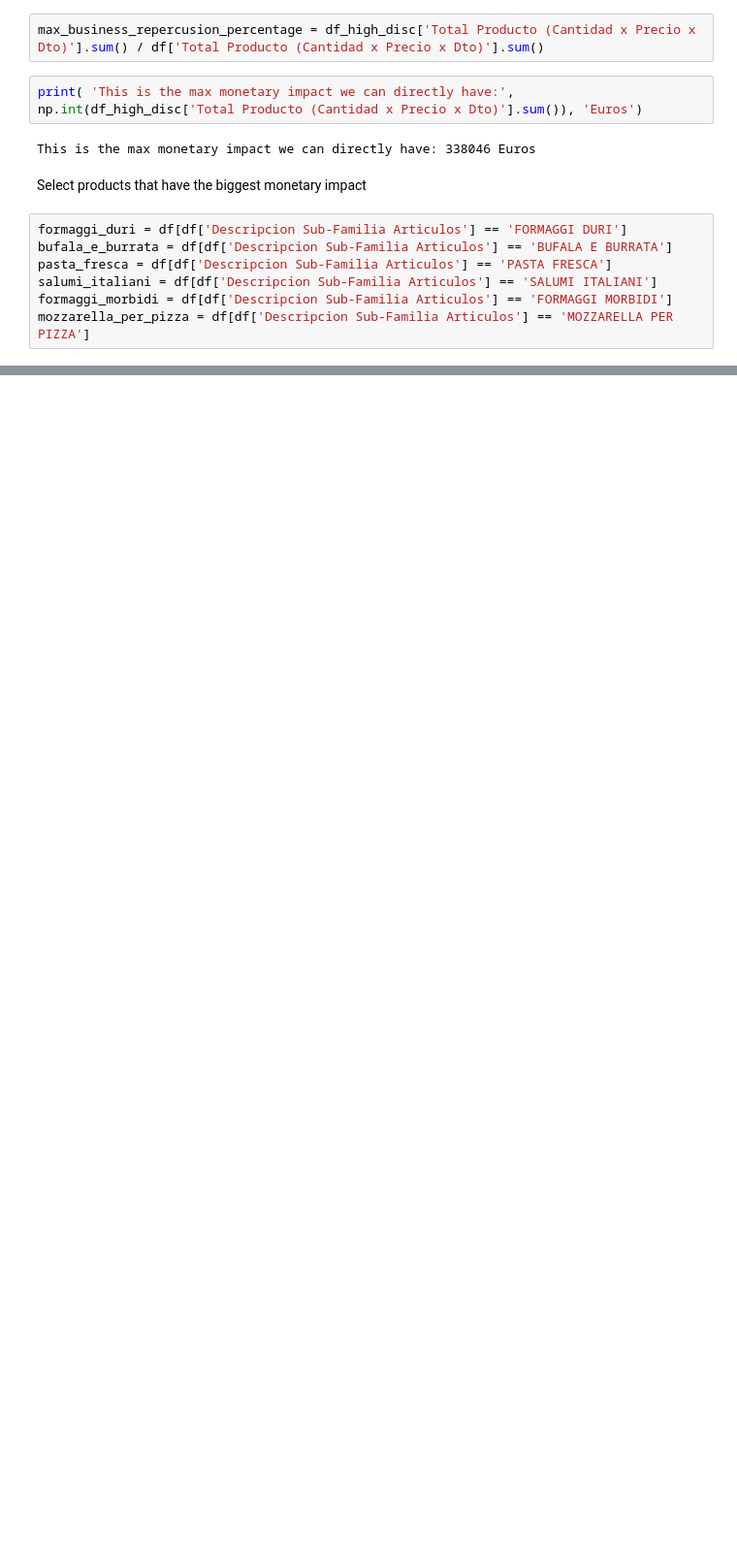
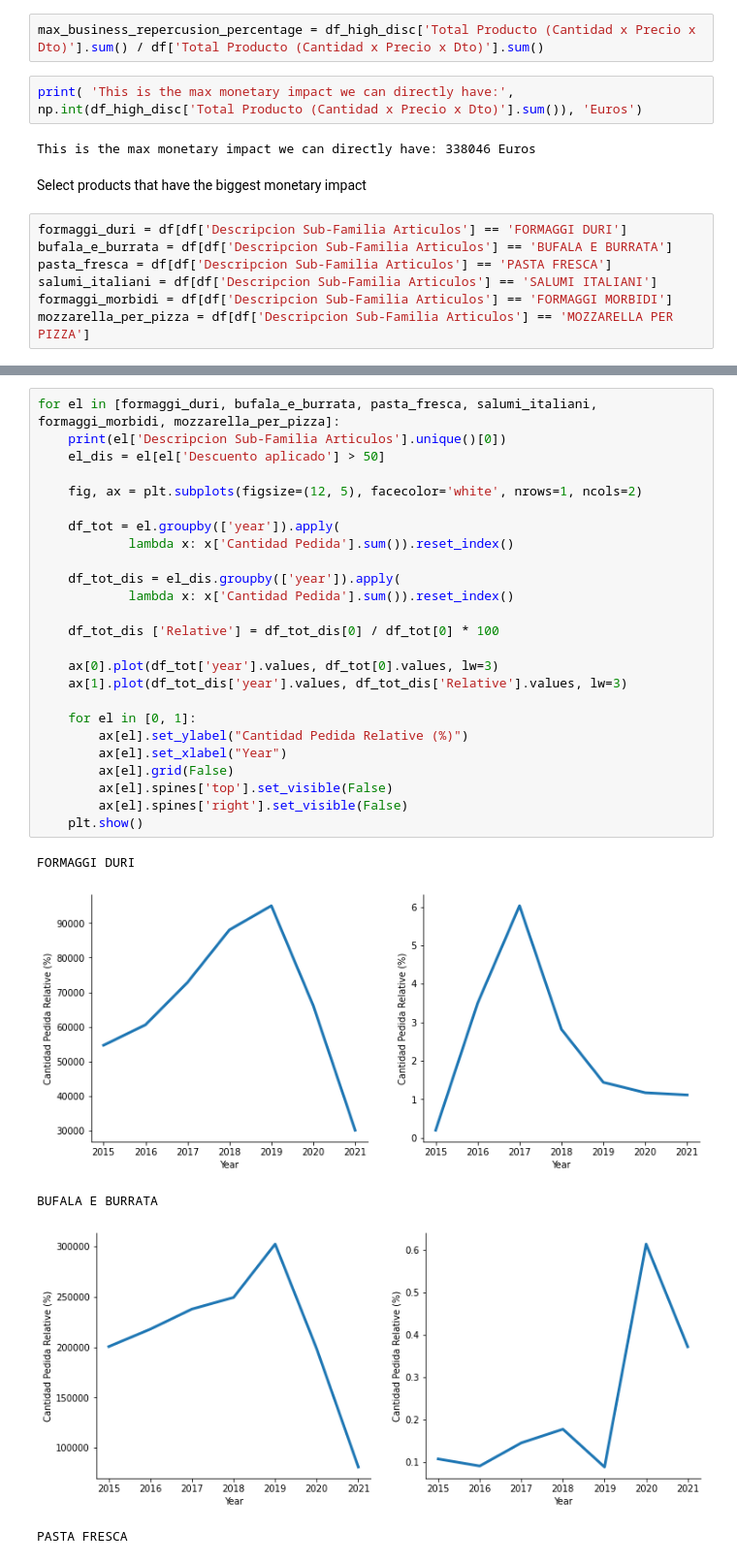
Before and after one commit to pepebonet/bdpesade, a Jupyter notebook: libs/data_analysis.ipynb, the cells around one changed output, grey strips where cells are left out. Shown at 97% size. Saved outputs shown, nothing was run; the diff lists cells and outputs as text; blank space fills up the shorter version.

```diff
--- a/libs/data_analysis.ipynb
+++ b/libs/data_analysis.ipynb
@@ -339,0 +436,31 @@ MOZZARELLA PER PIZZA
+# %%
+for el in [formaggi_duri, bufala_e_burrata, pasta_fresca, salumi_italiani, formaggi_morbidi, mozzarella_per_pizza]:
+    print(el['Descripcion Sub-Familia Articulos'].unique()[0])
+    el_dis = el[el['Descuento aplicado'] > 50]
+
+    fig, ax = plt.subplots(figsize=(12, 5), facecolor='white', nrows=1, ncols=2)
+
+    df_tot = el.groupby(['year']).apply(
+            lambda x: x['Cantidad Pedida'].sum()).reset_index()
+
+    df_tot_dis = el_dis.groupby(['year']).apply(
+            lambda x: x['Cantidad Pedida'].sum()).reset_index()
+
+    df_tot_dis ['Relative'] = df_tot_dis[0] / df_tot[0] * 100
+
+    ax[0].plot(df_tot['year'].values, df_tot[0].values, lw=3)
+    ax[1].plot(df_tot_dis['year'].values, df_tot_dis['Relative'].values, lw=3)
+
+    for el in [0, 1]:
+        ax[el].set_ylabel("Cantidad Pedida Relative (%)")
+        ax[el].set_xlabel("Year")
+        ax[el].grid(False)
+        ax[el].spines['top'].set_visible(False)
+        ax[el].spines['right'].set_visible(False)
+    plt.show()
+# %% [output]
+FORMAGGI DURI
+[figure, added]
+BUFALA E BURRATA
+[figure, added]
+PASTA FRESCA
```
Also changed, not shown: parts of 24 cells of this notebook.
